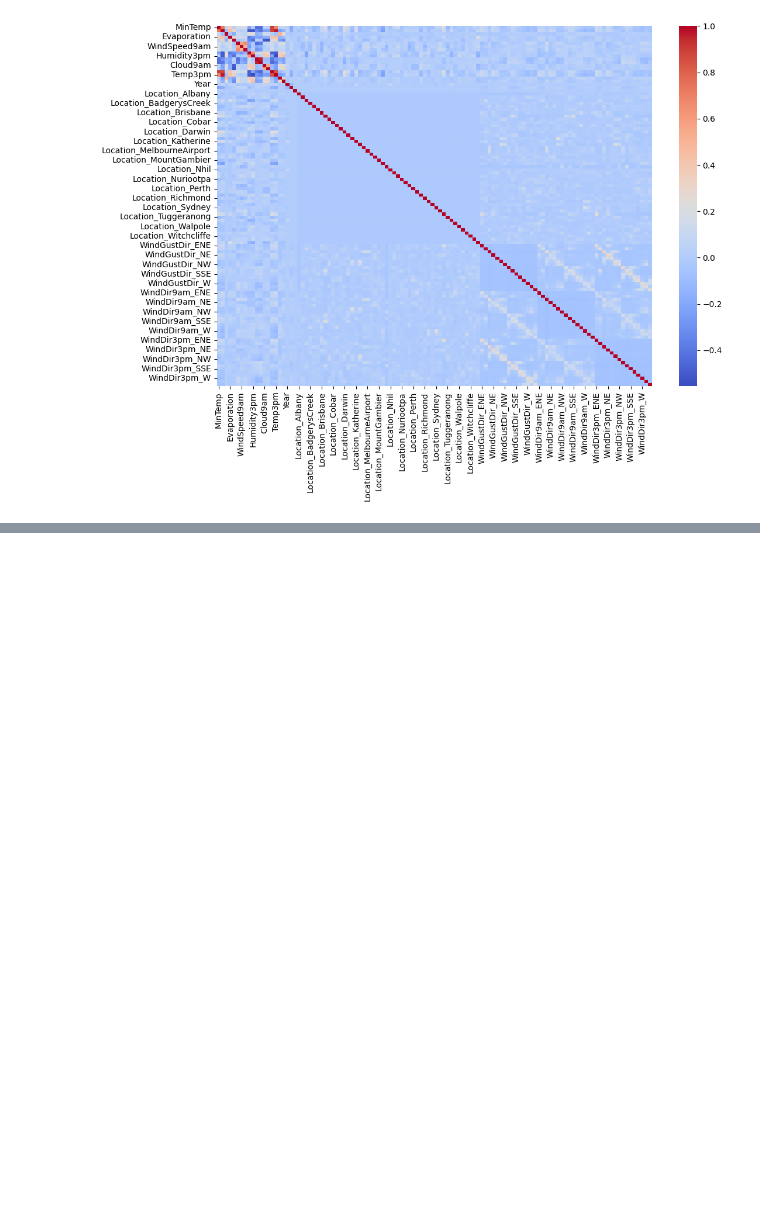
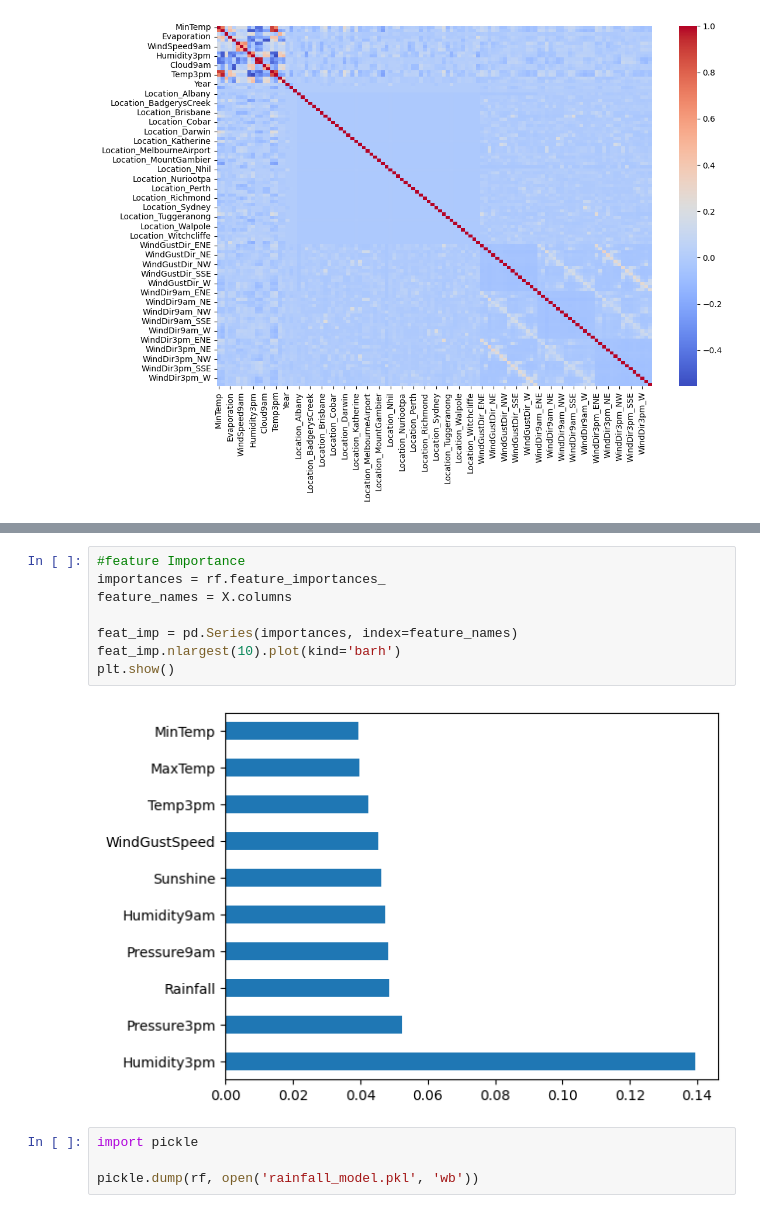
Before and after one commit to Adhithya-Raviprakash/Weather-Analysis-In-Australia, a Jupyter notebook: Code.ipynb, the cells around one changed output, grey strips where cells are left out. Drawn from its saved outputs; the diff is of its cells as text; blank space fills up the shorter version.

```diff
--- a/Code.ipynb
+++ b/Code.ipynb
@@ -172,0 +208,14 @@ ValueError: Input y contains NaN.
+# %%
+#feature Importance
+importances = rf.feature_importances_
+feature_names = X.columns
+
+feat_imp = pd.Series(importances, index=feature_names)
+feat_imp.nlargest(10).plot(kind='barh')
+plt.show()
+# %% [output]
+[figure, added]
+# %%
+import pickle
+
+pickle.dump(rf, open('rainfall_model.pkl', 'wb'))
```
Also changed, not shown: parts of 7 cells of this notebook.
